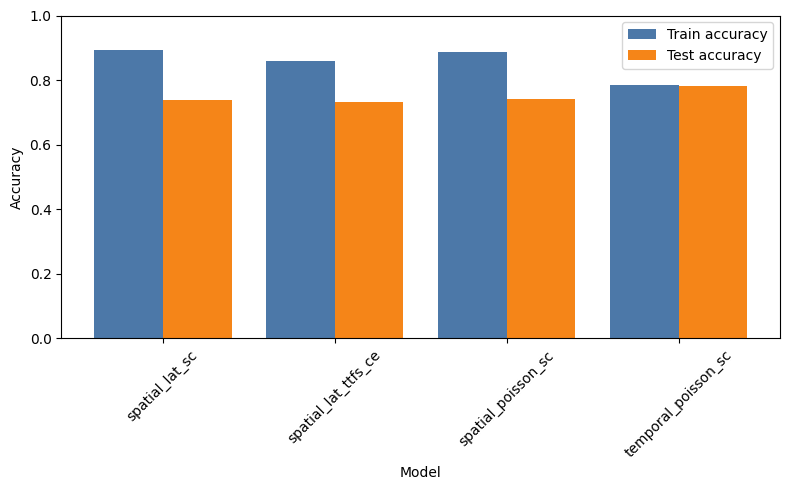
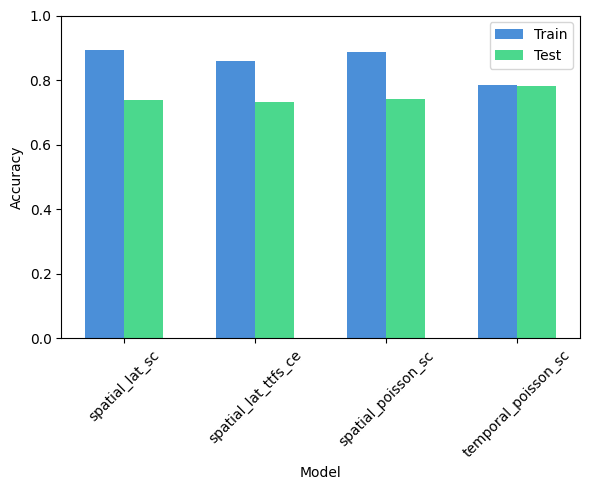
Code edit (unified diff) that turned the first committed figure into the second:
--- before
+++ after
@@ -24,9 +24,9 @@
 
 x = np.arange(len(files))
-width = 0.4
+width = 0.3
 
-fig, ax = plt.subplots(figsize=(max(8, len(files) * 1.2), 5))
-ax.bar(x - width / 2, train_accuracies, width, label='Train accuracy', color=colors.accuracy)
-ax.bar(x + width / 2, test_accuracies, width, label='Test accuracy', color=colors.test_accuracy)
+fig, ax = plt.subplots(figsize=(6, 5))
+ax.bar(x - width / 2, train_accuracies, width, label='Train', color=colors.train_accuracy)
+ax.bar(x + width / 2, test_accuracies, width, label='Test', color=colors.test_accuracy)
 ax.set_xlabel('Model')
 ax.set_ylabel('Accuracy')

Commit: glove embedding dimension variation results